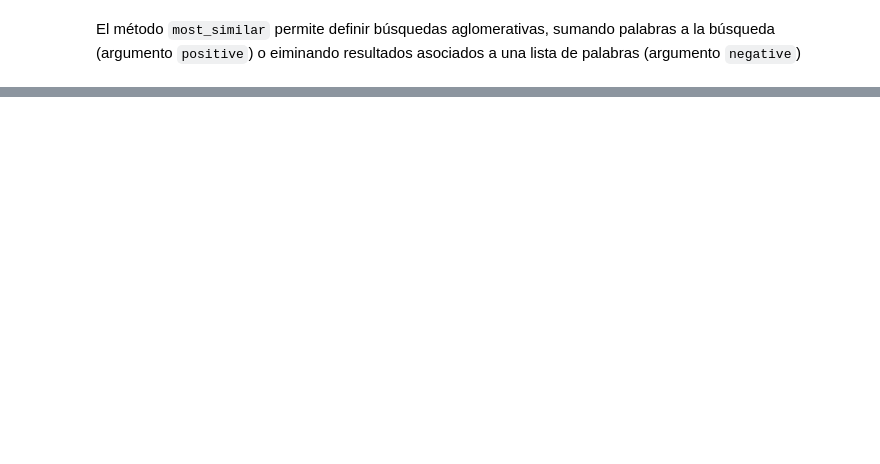
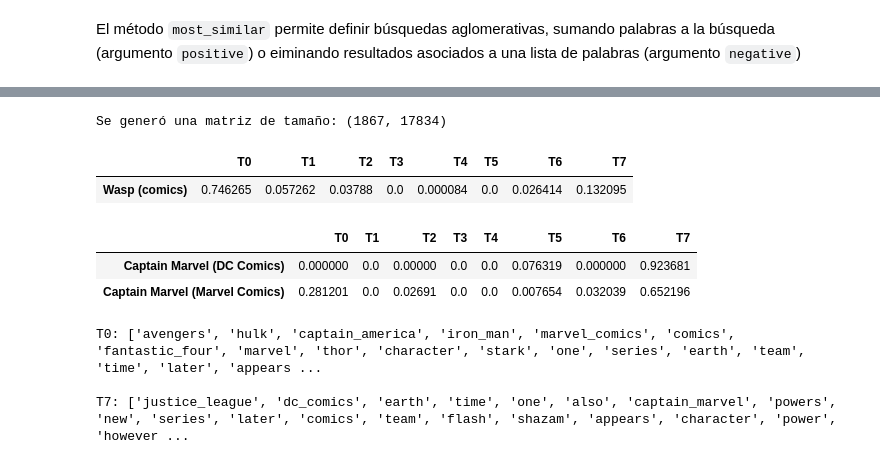
Before and after one commit to rsotoc/nlp, a Jupyter notebook: 8. Desambiguación I.ipynb, the cells around one changed output, grey strips where cells are left out. Drawn from its saved outputs; the diff is of its cells as text; code cells hidden in the pictures; blank space fills up the shorter version.

```diff
--- a/8. Desambiguación I.ipynb
+++ b/8. Desambiguación I.ipynb
@@ -650,0 +662,47 @@ display(model_cbow.most_similar(positive=['superman', 'adamantium'],
+# %%
+import numpy as np
+from sklearn import decomposition
+from sklearn.feature_extraction.text import CountVectorizer
+
+vectorizer = CountVectorizer()
+X = vectorizer.fit_transform(comicsDf.clean_description)
+X_array = X.toarray()
+X_vocab = np.array(vectorizer.get_feature_names())
+print("Se generó una matriz de tamaño:", X.shape)
+
+num_topics = 8
+nmf = decomposition.NMF(n_components=num_topics)
+nmf_topics = nmf.fit_transform(X)
+nmf_topics_norm = nmf_topics / np.sum(nmf_topics, axis=1, keepdims=True)
+page_titles = np.asarray(list(comicsDf.title))
+
+num_groups = len(set(page_titles))
+nmf_topics_grouped = np.zeros((num_groups, num_topics))
+for i, name in enumerate(sorted(set(page_titles))):
+    nmf_topics_grouped[i, :] = np.mean(nmf_topics_norm[page_titles == name, :], axis=0)
+
+nmf_pages = pd.DataFrame(data=nmf_topics_grouped, index=page_titles,
+                   columns=["T" + str(i) for i in range(num_topics)])
+# %% [output]
+Se generó una matriz de tamaño: (1867, 17834)
+# %%
+num_top_words = 100
+nmf_topic_words = []
+for topic in nmf.components_:
+    word_idx = np.argsort(topic)[::-1][0:num_top_words]
+    nmf_topic_words.append([X_vocab[i] for i in word_idx])
+
+display(nmf_pages.iloc[1775:1776])
+display(nmf_pages.iloc[255:258:2])
+
+print("T0:", nmf_topic_words[0])
+print("\nT7:", nmf_topic_words[7])
+# %% [output]
+|  | T0 | T1 | T2 | T3 | T4 | T5 | T6 | T7 |
+| Wasp (comics) | 0.746265 | 0.057262 | 0.03788 | 0.0 | 0.000084 | 0.0 | 0.026414 | 0.132095 |
+|  | T0 | T1 | T2 | T3 | T4 | T5 | T6 | T7 |
+| Captain Marvel (DC Comics) | 0.000000 | 0.0 | 0.00000 | 0.0 | 0.0 | 0.076319 | 0.000000 | 0.923681 |
+| Captain Marvel (Marvel Comics) | 0.281201 | 0.0 | 0.02691 | 0.0 | 0.0 | 0.007654 | 0.032039 | 0.652196 |
+T0: ['avengers', 'hulk', 'captain_america', 'iron_man', 'marvel_comics', 'comics', 'fantastic_four', 'marvel', 'thor', 'character', 'stark', 'one', 'series', 'earth', 'team', 'time', 'later', 'appears ...
+
+T7: ['justice_league', 'dc_comics', 'earth', 'time', 'one', 'also', 'captain_marvel', 'powers', 'new', 'series', 'later', 'comics', 'team', 'flash', 'shazam', 'appears', 'character', 'power', 'however ...
```
Also changed, not shown: parts of 13 cells of this notebook, 1 other file.
